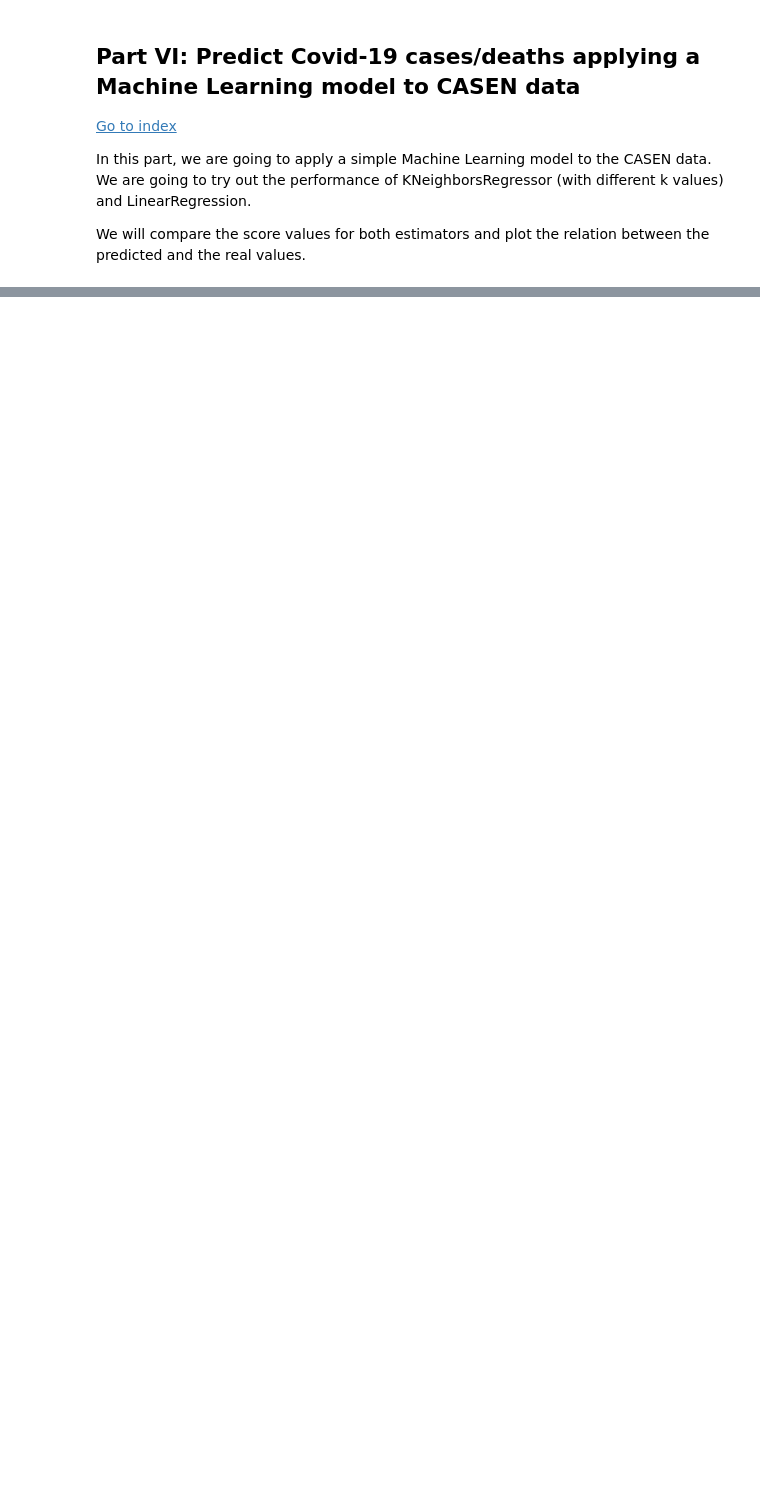
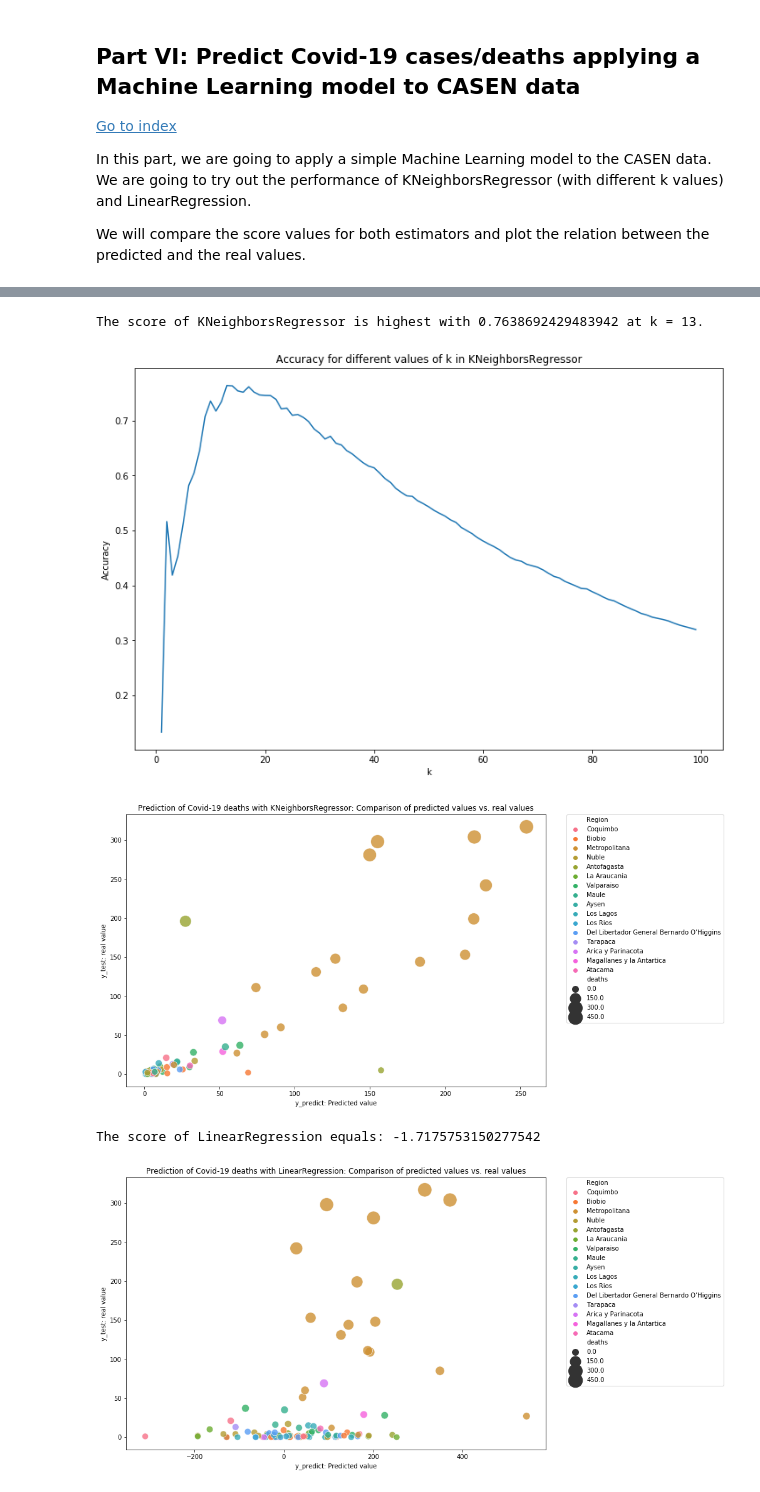
Before and after one commit to muellermax/Chile-Capstone, a Jupyter notebook: Chile Capstone.ipynb, the cells around one changed output, grey strips where cells are left out. Drawn from its saved outputs; the diff is of its cells as text; code cells hidden in the pictures; blank space fills up the shorter version.

```diff
--- a/Chile Capstone.ipynb
+++ b/Chile Capstone.ipynb
@@ -913,2 +966,8 @@ create_model(cases_districts, casen_rel_all, 'cases', m=0, n=1000)
 # %%
-create_model(deaths_districts, casen_rel_all, 'deaths', m=0, n=1000)
+create_model(deaths_districts, casen_rel, 'deaths', m=0, n=1000)
+# %% [output]
+The score of KNeighborsRegressor is highest with 0.7638692429483942 at k = 13.
+[figure, added]
+[figure, added]
+The score of LinearRegression equals: -1.7175753150277542
+[figure, added]
```
Also changed, not shown: parts of 23 cells of this notebook, 1 other file.
